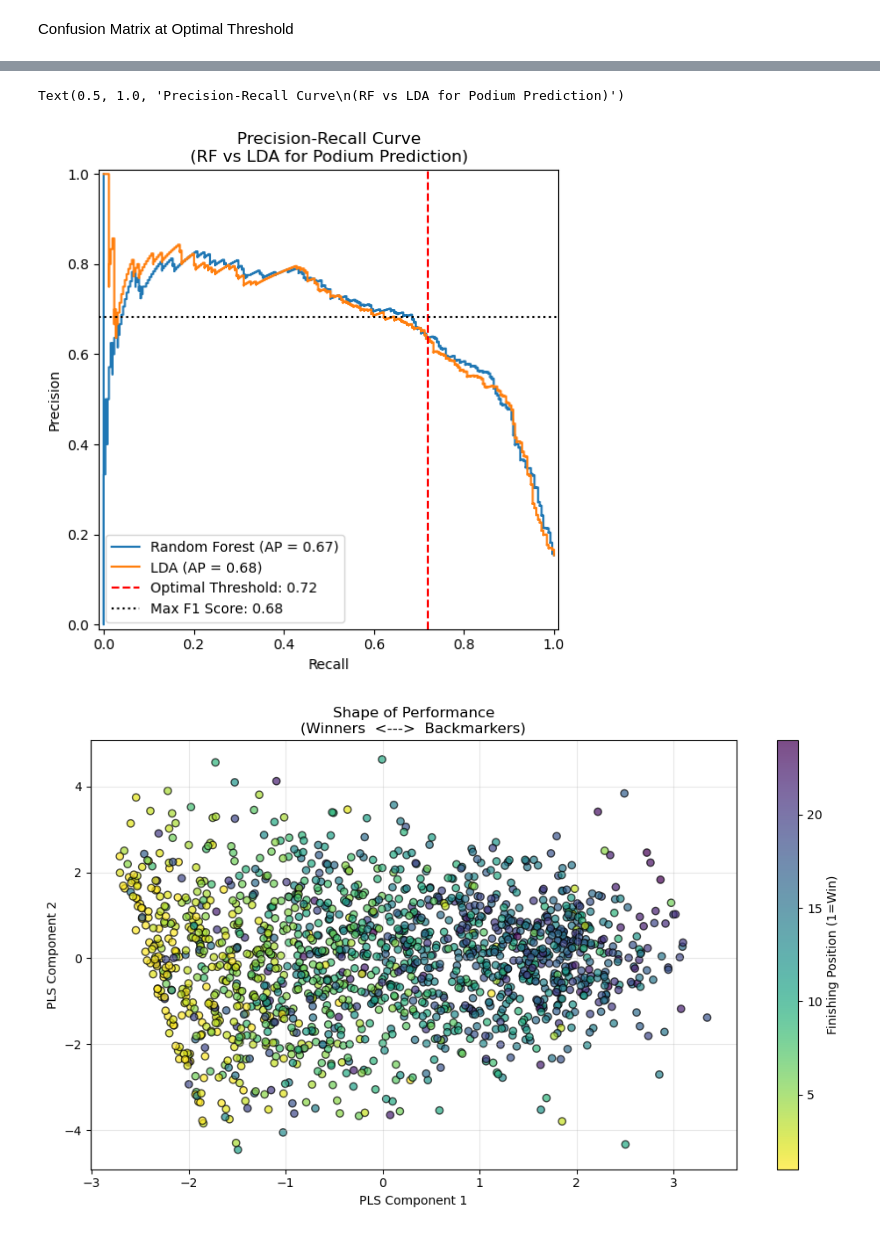
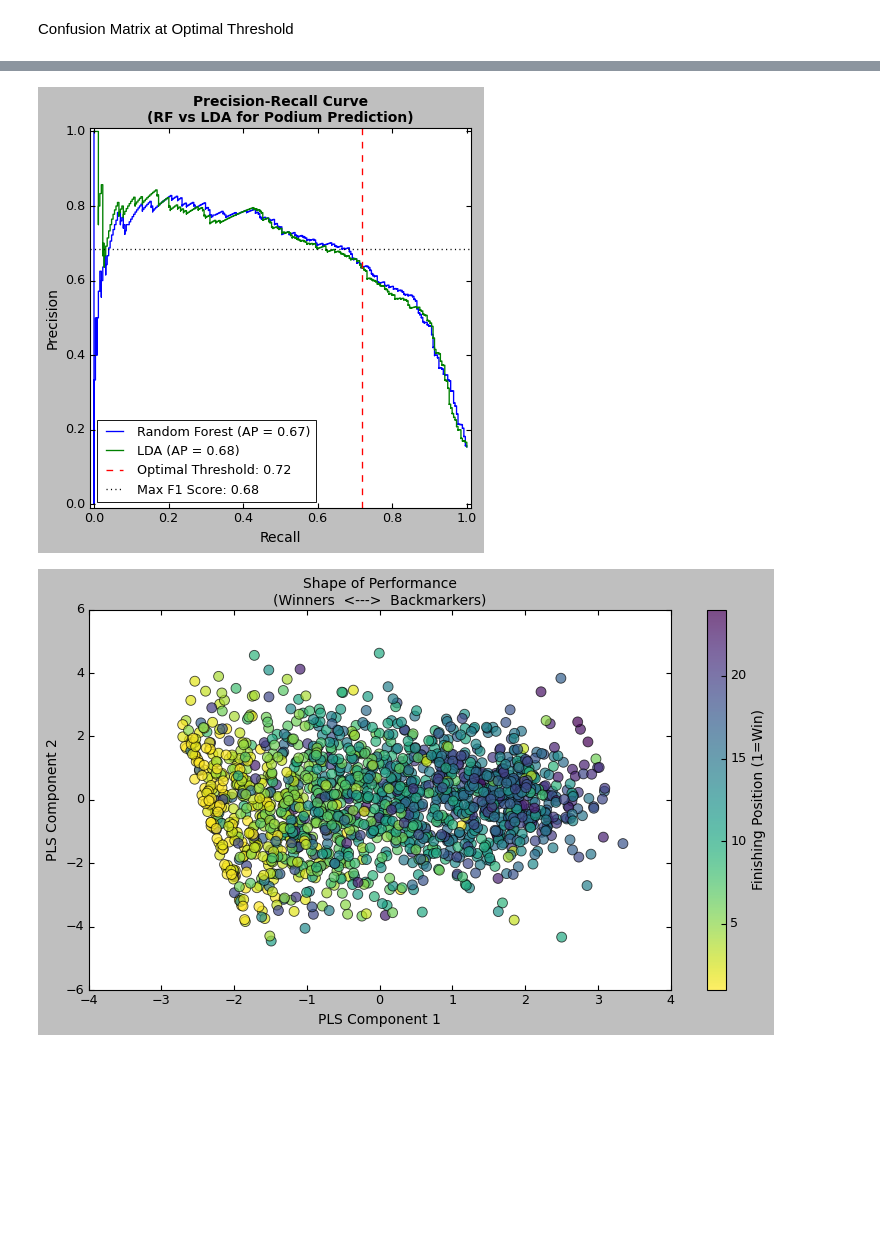
Before and after one commit to shehzanwar/DMSL7406, a Jupyter notebook: Project/f1_proj.ipynb, the cells around one changed output, grey strips where cells are left out. Cells and saved outputs as stored; diff of their text form; code cells hidden in the pictures; blank space fills up the shorter version.

```diff
--- a/Project/f1_proj.ipynb
+++ b/Project/f1_proj.ipynb
@@ -13,6 +13,7 @@ import matplotlib.pyplot as plt
 import glob
 import os
 from scipy import stats
+from scipy.stats import wilcoxon
 from sklearn.model_selection import train_test_split, KFold, cross_val_score, GridSearchCV
 from sklearn.impute import SimpleImputer
 from sklearn.preprocessing import StandardScaler
@@ -26,6 +27,9 @@ from sklearn.inspection import PartialDependenceDisplay
 from sklearn.utils import resample
 from sklearn.discriminant_analysis import LinearDiscriminantAnalysis
 
+plt.style.use("classic")
+sns.set_context("paper", font_scale=1.3)
+
 filepath = glob.glob('f1datasets/*.csv') # 14 datasets
 f1_dfs = {}
 for file in filepath:
@@ -631,22 +737,22 @@ plt.axvline(x=best_thresh, color='red', linestyle='--', label=f'Optimal Threshol
 plt.axhline(y=best_f1, color='k', linestyle=':', label=f'Max F1 Score: {best_f1:.2f}')
 plt.xlabel('Recall')
 plt.ylabel('Precision')
-plt.legend()
-plt.title("Precision-Recall Curve\n(RF vs LDA for Podium Prediction)")
+plt.legend(loc='lower left')
+plt.title("Precision-Recall Curve\n(RF vs LDA for Podium Prediction)", fontweight='bold')
+plt.tight_layout()
+plt.show()
 # %% [output]
-Text(0.5, 1.0, 'Precision-Recall Curve\n(RF vs LDA for Podium Prediction)')
-[figure, old version]
+[figure, new version]
 # %%
 X_pls_transform = pls_final.transform(X_test_scaled)
 plt.figure(figsize=(10, 6))
 scatter = plt.scatter(X_pls_transform[:, 0], X_pls_transform[:, 1],
-            c=y2_test, cmap='viridis_r', alpha=0.7, edgecolors='k')
+            c=y2_test, cmap='viridis_r', alpha=0.7, edgecolors='k', s=80)
 plt.colorbar(scatter, label='Finishing Position (1=Win)')
 plt.xlabel('PLS Component 1')
 plt.ylabel('PLS Component 2')
 plt.title('Shape of Performance\n(Winners  <--->  Backmarkers)')
-plt.grid(True, alpha=0.3)
 plt.tight_layout()
 plt.show()
 # %% [output]
-[figure, old version]
+[figure, new version]
```
Also changed, not shown: parts of 23 cells of this notebook.
